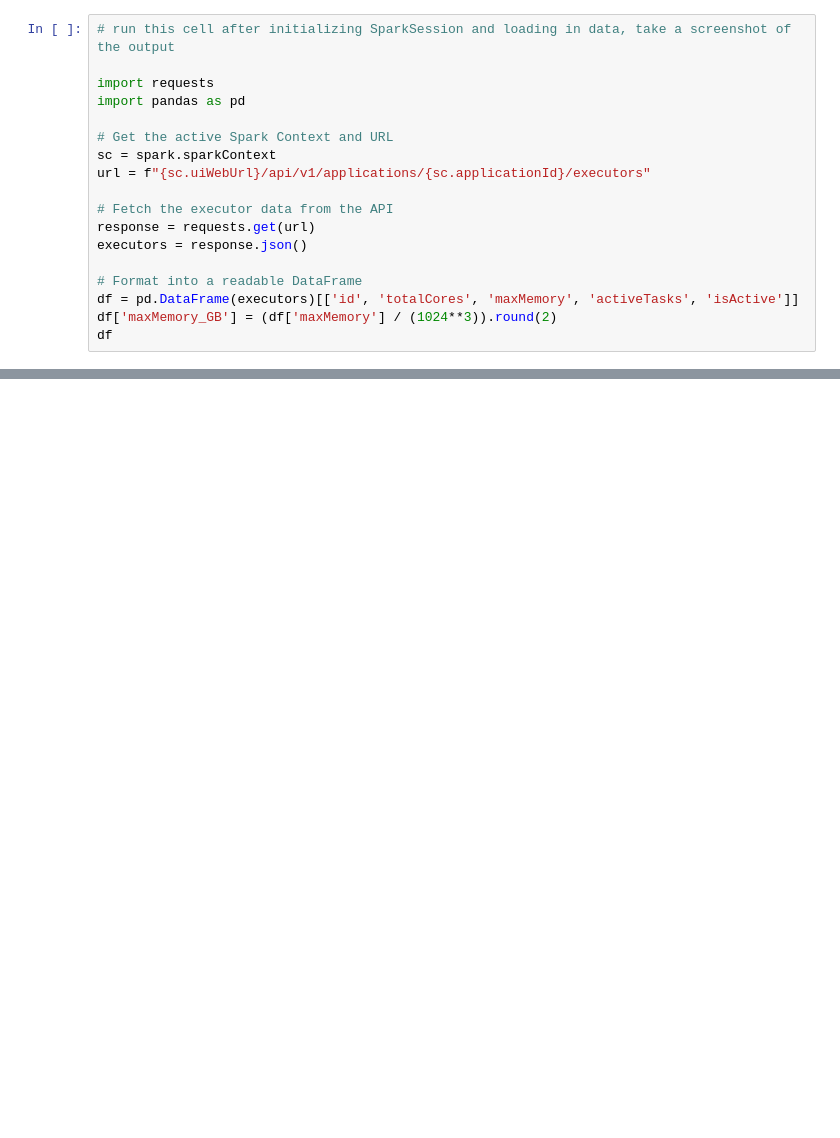
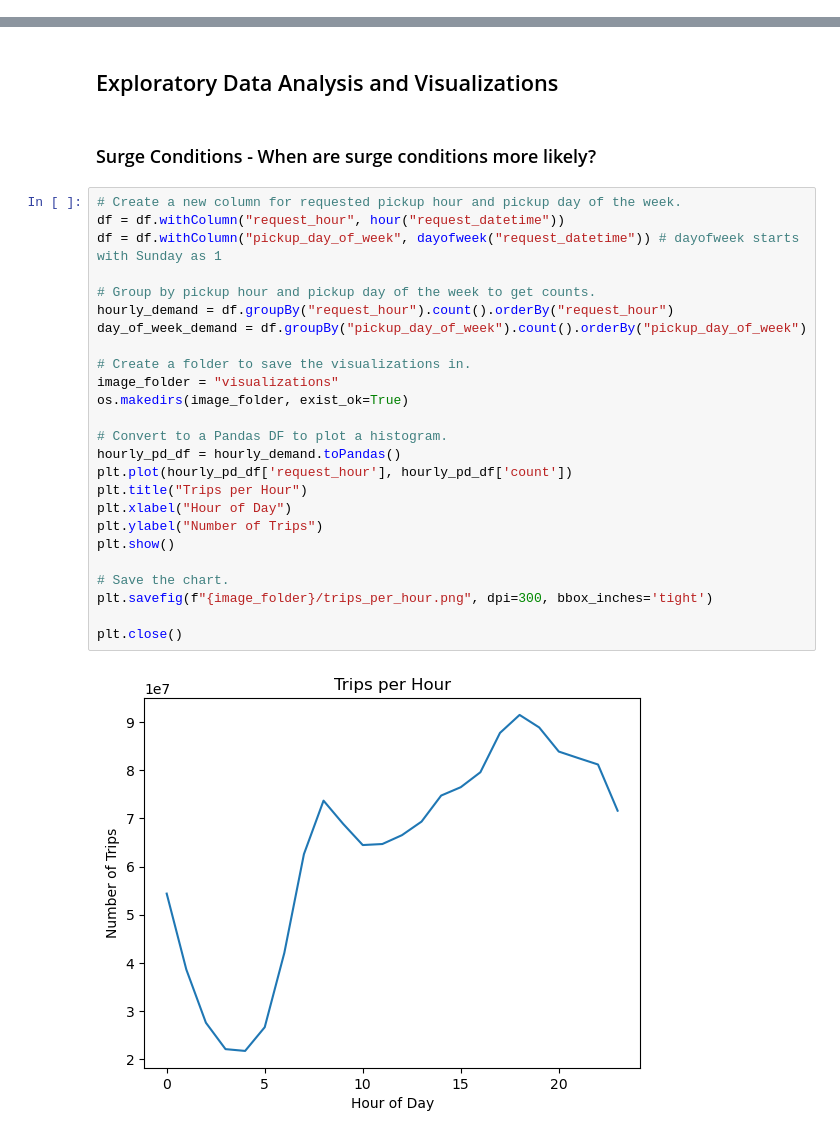
Before and after one commit to Autonomousse/nyc_taxi_surge_pricing, a Jupyter notebook: taxi_surge_pricing.ipynb, the cells around one changed output, grey strips where cells are left out. Cells and saved outputs as stored; diff of their text form; blank space fills up the shorter version.

Commit message:
Milestone 2 updated code and visualizations

```diff
--- a/taxi_surge_pricing.ipynb
+++ b/taxi_surge_pricing.ipynb
@@ -237,18 +163,0 @@ only showing top 5 rows
-# %%
-# run this cell after initializing SparkSession and loading in data, take a screenshot of the output
-
-import requests
-import pandas as pd
-
-# Get the active Spark Context and URL
-sc = spark.sparkContext
-url = f"{sc.uiWebUrl}/api/v1/applications/{sc.applicationId}/executors"
-
-# Fetch the executor data from the API
-response = requests.get(url)
-executors = response.json()
-
-# Format into a readable DataFrame
-df = pd.DataFrame(executors)[['id', 'totalCores', 'maxMemory', 'activeTasks', 'isActive']]
-df['maxMemory_GB'] = (df['maxMemory'] / (1024**3)).round(2)
-df
@@ -257,0 +385,31 @@ df
+# %% [markdown]
+## Exploratory Data Analysis and Visualizations
+# %% [markdown]
+### Surge Conditions - When are surge conditions more likely?
+# %%
+# Create a new column for requested pickup hour and pickup day of the week.
+df = df.withColumn("request_hour", hour("request_datetime"))
+df = df.withColumn("pickup_day_of_week", dayofweek("request_datetime")) # dayofweek starts with Sunday as 1
+
+# Group by pickup hour and pickup day of the week to get counts.
+hourly_demand = df.groupBy("request_hour").count().orderBy("request_hour")
+day_of_week_demand = df.groupBy("pickup_day_of_week").count().orderBy("pickup_day_of_week")
+
+# Create a folder to save the visualizations in.
+image_folder = "visualizations"
+os.makedirs(image_folder, exist_ok=True)
+
+# Convert to a Pandas DF to plot a histogram.
+hourly_pd_df = hourly_demand.toPandas()
+plt.plot(hourly_pd_df['request_hour'], hourly_pd_df['count'])
+plt.title("Trips per Hour")
+plt.xlabel("Hour of Day")
+plt.ylabel("Number of Trips")
+plt.show()
+
+# Save the chart.
+plt.savefig(f"{image_folder}/trips_per_hour.png", dpi=300, bbox_inches='tight')
+
+plt.close()
+# %% [output]
+[figure, added]
```
Also changed, not shown: parts of 28 cells of this notebook, 7 other files.
